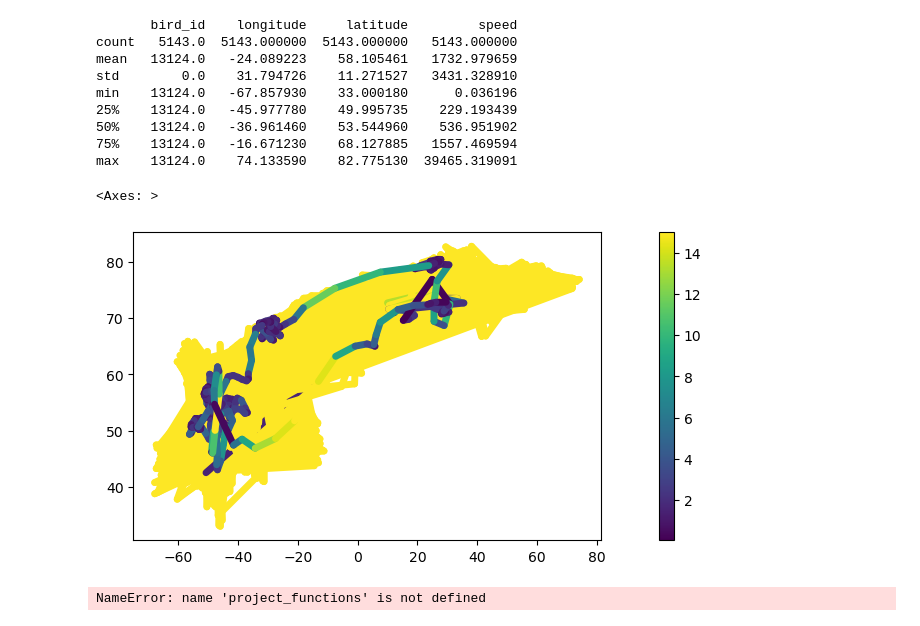
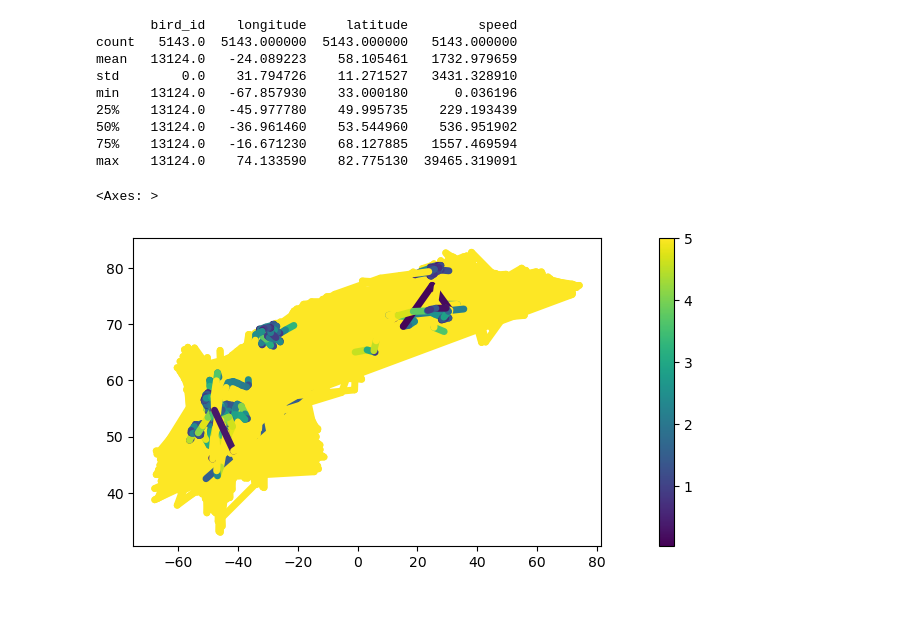
Before and after one commit to sblockhartzzero/GIS5201, a Jupyter notebook: project_code/gis5201_project_GEE_example3.ipynb, the cells around one changed output. Cells and saved outputs as stored; diff of their text form; code cells hidden in the pictures.

Commit message:
Progress analyzing bird tracks

```diff
--- a/project_code/gis5201_project_GEE_example3.ipynb
+++ b/project_code/gis5201_project_GEE_example3.ipynb
@@ -206,29 +191,7 @@ min    13124.0   -67.857930    33.000180      0.036196
 max    13124.0    74.133590    82.775130  39465.319091
 # %%
 # Plot speed
-traj.plot(column="speed", linewidth=5, capstyle="round", figsize=(15, 4), legend=True, vmax=15)
+traj.plot(column="speed", linewidth=5, capstyle="round", figsize=(15, 4), legend=True, vmax=5)
 # %% [output]
 <Axes: >
-[figure, old version]
+[figure, new version]
-# %%
-# Get a single animal track as a pandas DataFrame
-
-# Specify fullpath to input csv file containing multiple animal tracks
-# i.e. the csv downloaded from movebank.org and load it into a pandas DataFrame
-track_csv_fullpath = '../../project_data/track_data/Short_finned_pilot_whales_CRC_NW_Atlantic.csv'
-
-# Let's look at just one of the tracks. From data exploration, I found GmTag142 to be
-# interesting i.e. it went through my region of interest
-tag_id = 'GmTag142'  # e.g. 'GmTag142' or 'GmTag137'
-
-# Call function to get the individual track, as pandas dataframe
-myTrack = project_functions.get_movebank_track_from_csv(track_csv_fullpath, tag_id)
-
-# Subset myTrack in time
-myTrack_in_time_window = myTrack['timestamp_datetime']<datetime(2016,1,6)   # boolean
-myTrack_subset = myTrack[myTrack_in_time_window]
-
-# Reset index
-myTrack_subset.reset_index()
-# %% [output]
-NameError: name 'project_functions' is not defined
```
Also changed, not shown: parts of 28 cells of this notebook, 2 other files.
